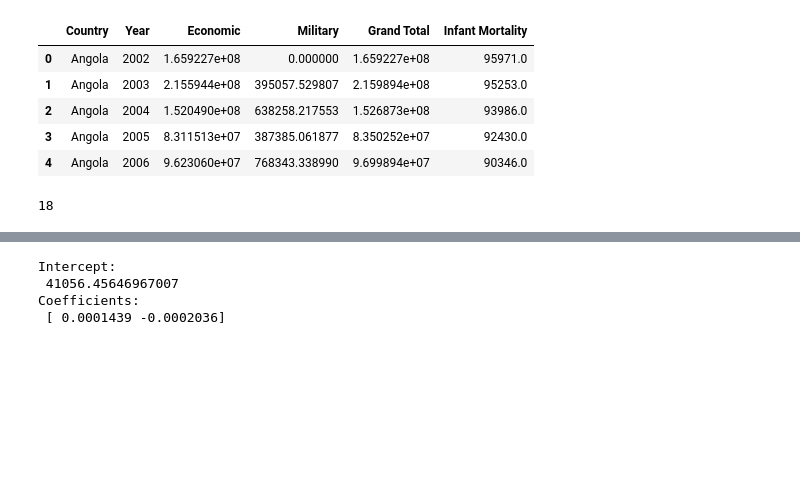
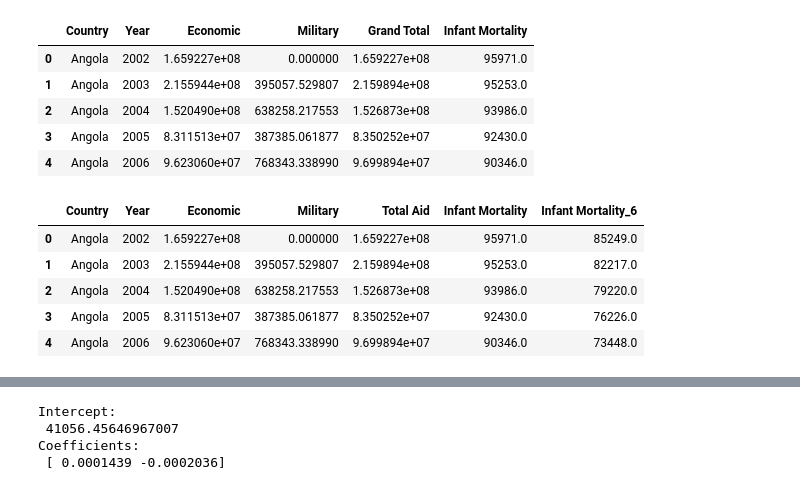
Before and after one commit to juliasweet/Project_1, a Jupyter notebook: Aid_vs_Infant_Mortality.ipynb, the cells around one changed output, grey strips where cells are left out. Saved outputs shown, nothing was run; the diff lists cells and outputs as text; code cells hidden in the pictures; blank space fills up the shorter version.

```diff
--- a/Aid_vs_Infant_Mortality.ipynb
+++ b/Aid_vs_Infant_Mortality.ipynb
@@ -105,24 +72,28 @@ combined_data.head()
 CombinedAid_InfantMortality= combined_data.rename(index=str, columns={"Grand Total": "Total Aid"})
 # %%
 # Group by country and shift two years ahead to see whether there is any impact.
-CombinedAid_InfantMortality_EM2=CombinedAid_InfantMortality.copy()
-CombinedAid_InfantMortality_EM2[['Economic_2', 'Military_2']] = CombinedAid_InfantMortality.groupby(['Country'])['Economic', 'Military'].shift(2)
-CombinedAid_InfantMortality_EM2= CombinedAid_InfantMortality_EM2.dropna()
+CombinedAid_InfantMortality_2=CombinedAid_InfantMortality.copy()
+CombinedAid_InfantMortality_2['Infant Mortality_2'] = CombinedAid_InfantMortality.groupby(['Country'])['Infant Mortality'].shift(-2)
+CombinedAid_InfantMortality_2= CombinedAid_InfantMortality_2.dropna()
 
 # Group by country; shift four years ahead to see effect
-CombinedAid_InfantMortality_EM4=CombinedAid_InfantMortality.copy()
-CombinedAid_InfantMortality_EM4[['Economic_4', 'Military_4']] = CombinedAid_InfantMortality.groupby(['Country'])['Economic', 'Military'].shift(4)
-CombinedAid_InfantMortality_EM4= CombinedAid_InfantMortality_EM4.dropna()
+CombinedAid_InfantMortality_4=CombinedAid_InfantMortality.copy()
+CombinedAid_InfantMortality_4['Infant Mortality_4'] = CombinedAid_InfantMortality.groupby(['Country'])['Infant Mortality'].shift(-4)
+CombinedAid_InfantMortality_4= CombinedAid_InfantMortality_4.dropna()
 
 # Repeat for 6-year impact
-CombinedAid_InfantMortality_EM6=CombinedAid_InfantMortality.copy()
-CombinedAid_InfantMortality_EM6[['Economic_6', 'Military_6']] = CombinedAid_InfantMortality.groupby(['Country'])['Economic', 'Military'].shift(6)
-CombinedAid_InfantMortality_EM6= CombinedAid_InfantMortality_EM6.dropna()
+CombinedAid_InfantMortality_6=CombinedAid_InfantMortality.copy()
+CombinedAid_InfantMortality_6['Infant Mortality_6'] = CombinedAid_InfantMortality.groupby(['Country'])['Infant Mortality'].shift(-6)
+CombinedAid_InfantMortality_6= CombinedAid_InfantMortality_6.dropna()
 
-CombinedAid_InfantMortality_EM6.head()
-CombinedAid_InfantMortality["Country"].nunique()
+CombinedAid_InfantMortality_6.head()
 # %% [output]
-18
+|  | Country | Year | Economic | Military | Total Aid | Infant Mortality | Infant Mortality_6 |
+| 0 | Angola | 2002 | 1.659227e+08 | 0.000000 | 1.659227e+08 | 95971.0 | 85249.0 |
+| 1 | Angola | 2003 | 2.155944e+08 | 395057.529807 | 2.159894e+08 | 95253.0 | 82217.0 |
+| 2 | Angola | 2004 | 1.520490e+08 | 638258.217553 | 1.526873e+08 | 93986.0 | 79220.0 |
+| 3 | Angola | 2005 | 8.311513e+07 | 387385.061877 | 8.350252e+07 | 92430.0 | 76226.0 |
+| 4 | Angola | 2006 | 9.623060e+07 | 768343.338990 | 9.699894e+07 | 90346.0 | 73448.0 |
 # %%
 # Group by country and shift two years ahead to see whether there is any impact.
 CombinedAid_InfantMortality_2=CombinedAid_InfantMortality.copy()
```
Also changed, not shown: parts of 12 cells of this notebook, 32 other files.
